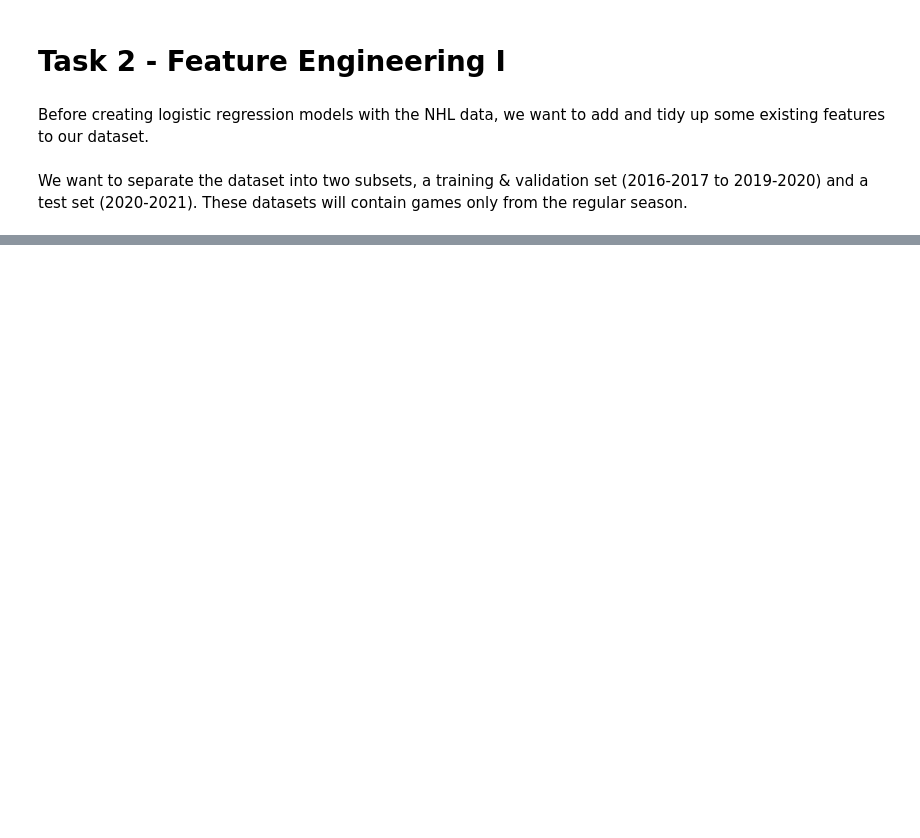
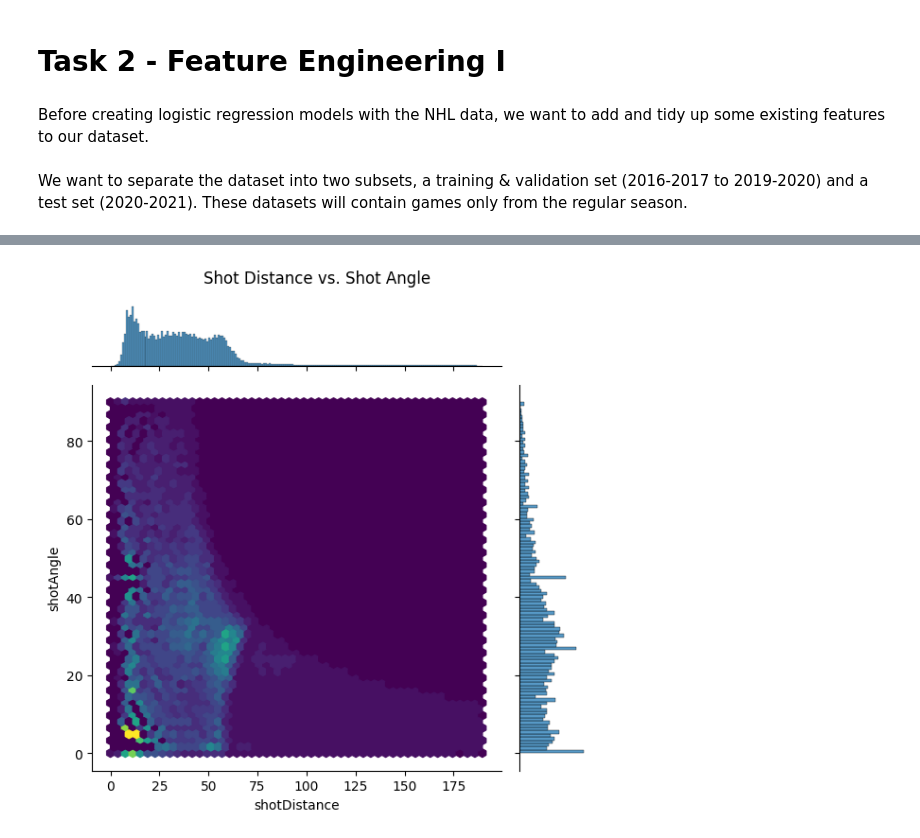
Before and after one commit to rajamatt/ift6758-project, a Jupyter notebook: notebooks/milestone_2/Task 2.ipynb, the cells around one changed output, grey strips where cells are left out. Cells and saved outputs as stored; diff of their text form; code cells hidden in the pictures; blank space fills up the shorter version.

```diff
--- a/notebooks/milestone_2/Task 2.ipynb
+++ b/notebooks/milestone_2/Task 2.ipynb
@@ -22,0 +44,7 @@ train_df.tail()
+# %%
+sns.jointplot(x='shotDistance', y='shotAngle', data=df, kind='hex', cmap='viridis', bins=25)
+plt.suptitle('Shot Distance vs. Shot Angle')
+plt.tight_layout()
+plt.show()
+# %% [output]
+[figure, added]
```
Also changed, not shown: parts of 5 cells of this notebook, 1 other file.
